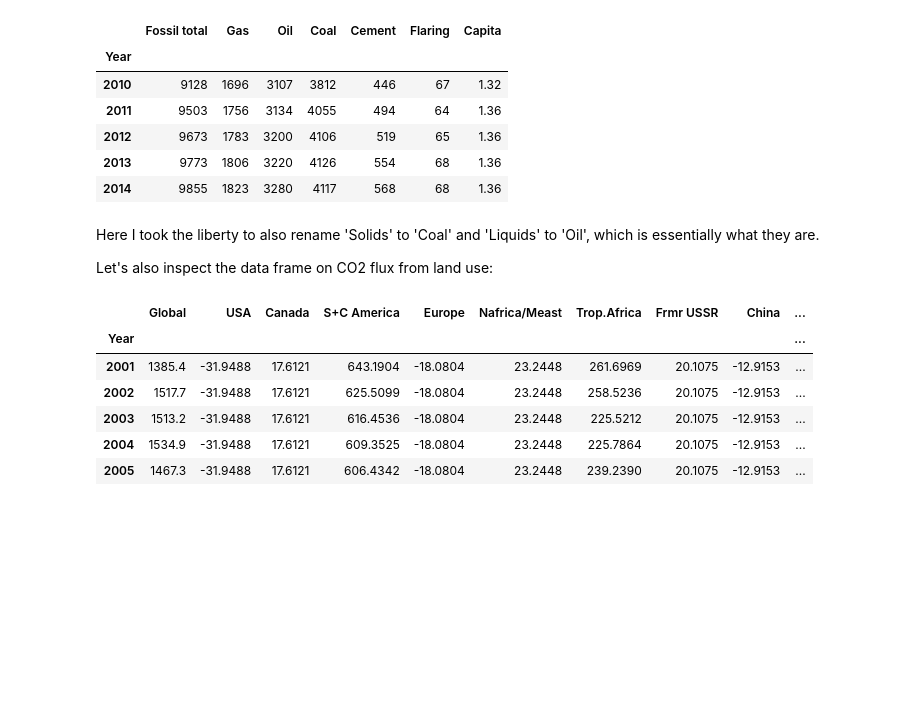
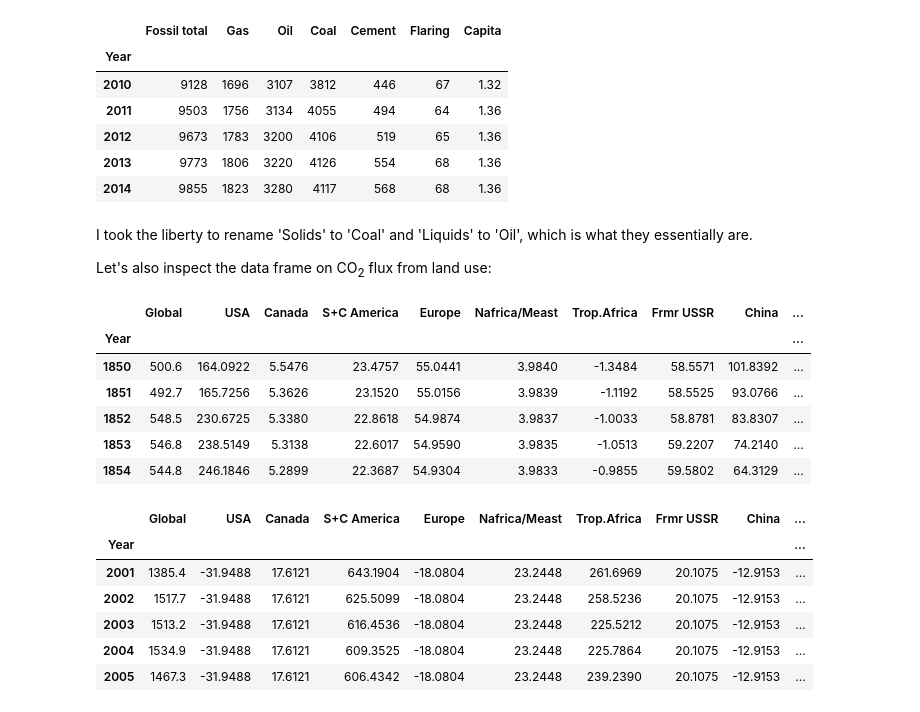
Before and after one commit to DocEpsilon/CO2-emissions-by-sources, a Jupyter notebook: Global CO2 Emissions incl Land Use.ipynb, the cells around one changed output. Cells and saved outputs as stored; diff of their text form; code cells hidden in the pictures; blank space fills up the shorter version.

```diff
--- a/Global CO2 Emissions incl Land Use.ipynb
+++ b/Global CO2 Emissions incl Land Use.ipynb
@@ -107,6 +107,6 @@ co2_fossil_emissions = pd.read_csv(url_fossils, skiprows=33, sep='\s+', index_co
 # %%
 # data: 10^12 g is million metric tonnes carbon per year
-co2flux_from_landuse = pd.read_excel(url_landuse, sheet_name='net fluxes', index_col='Year')
+carbonflux_from_landuse = pd.read_excel(url_landuse, sheet_name='net fluxes', index_col='Year')
 # %% [markdown]
 <!-- wp:heading -->
 <h2>Inspection</h2>
@@ -143,10 +143,20 @@ co2_fossil_emissions.tail()
 | 2014 | 9855 | 1823 | 3280 | 4117 | 568 | 68 | 1.36 |
 # %% [markdown]
 <!-- wp:paragraph -->
-<p>Here I took the liberty to also rename 'Solids' to 'Coal' and 'Liquids' to 'Oil', which is essentially what they are.</p>
+<p>I took the liberty to rename 'Solids' to 'Coal' and 'Liquids' to 'Oil', which is what they essentially are.</p>
 <!-- /wp:paragraph -->
 
 <!-- wp:paragraph -->
-<p>Let's also inspect the data frame on CO2 flux from land use:</p>
+<p>Let's also inspect the data frame on CO<sub>2</sub> flux from land use:</p>
 <!-- /wp:paragraph -->
+# %%
+carbonflux_from_landuse.head()
+# %% [output]
+|  | Global | USA | Canada | S+C America | Europe | Nafrica/Meast | Trop.Africa | Frmr USSR | China | ... |
+| Year |  |  |  |  |  |  |  |  |  | ... |
+| 1850 | 500.6 | 164.0922 | 5.5476 | 23.4757 | 55.0441 | 3.9840 | -1.3484 | 58.5571 | 101.8392 | ... |
+| 1851 | 492.7 | 165.7256 | 5.3626 | 23.1520 | 55.0156 | 3.9839 | -1.1192 | 58.5525 | 93.0766 | ... |
+| 1852 | 548.5 | 230.6725 | 5.3380 | 22.8618 | 54.9874 | 3.9837 | -1.0033 | 58.8781 | 83.8307 | ... |
+| 1853 | 546.8 | 238.5149 | 5.3138 | 22.6017 | 54.9590 | 3.9835 | -1.0513 | 59.2207 | 74.2140 | ... |
+| 1854 | 544.8 | 246.1846 | 5.2899 | 22.3687 | 54.9304 | 3.9833 | -0.9855 | 59.5802 | 64.3129 | ... |
 # %%
```
Also changed, not shown: parts of 30 cells of this notebook.
